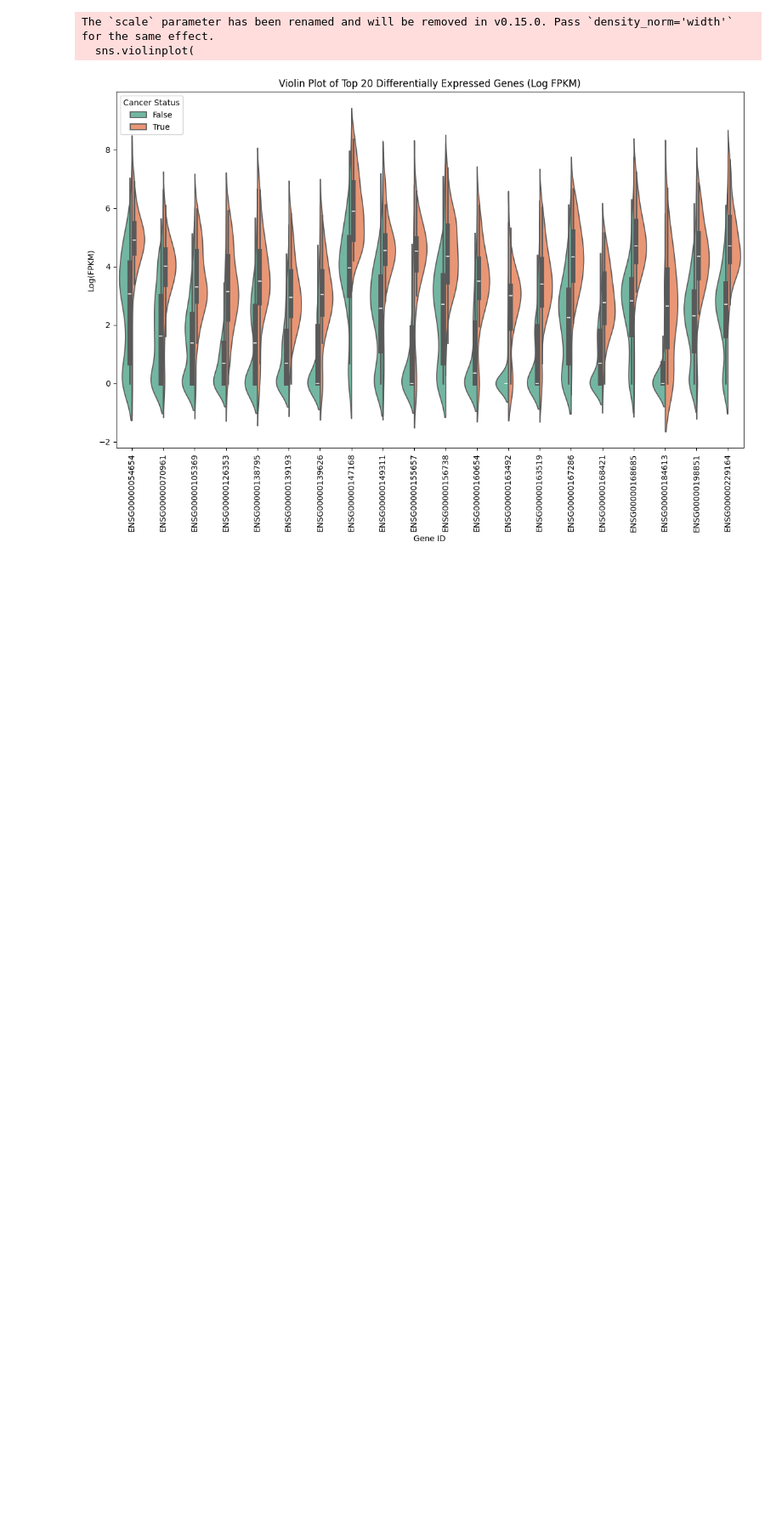
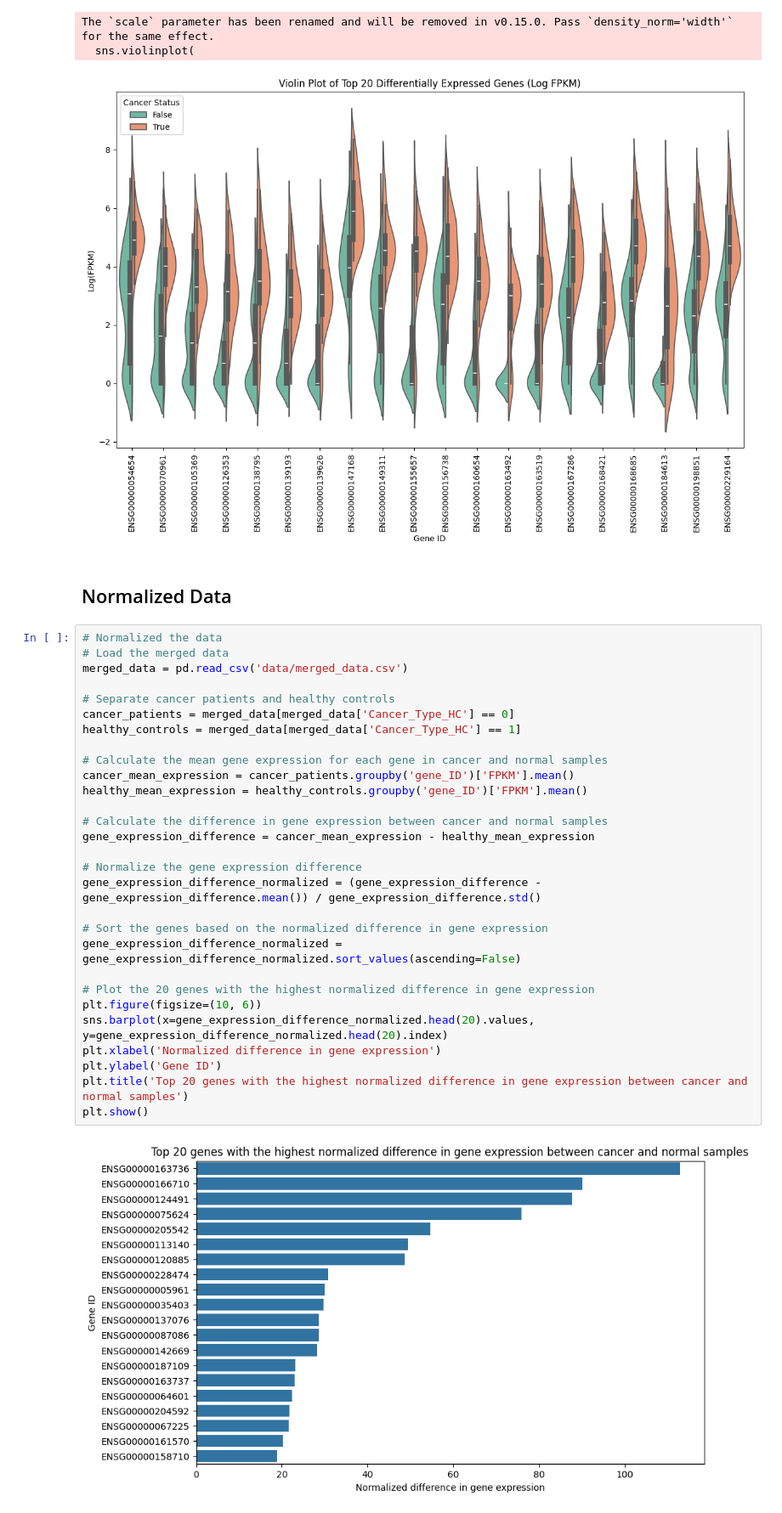
Before and after one commit to Swatkats13/CS506_Final_Project, a Jupyter notebook: data_processing.ipynb, the cells around one changed output. Shown: that part at 85% size. Drawn from its saved outputs; the diff is of its cells as text; blank space fills up the shorter version.

Commit message:
Updated plot with normalized data

```diff
--- a/data_processing.ipynb
+++ b/data_processing.ipynb
@@ -315,3 +315,36 @@ plt.show()
 The `scale` parameter has been renamed and will be removed in v0.15.0. Pass `density_norm='width'` for the same effect.
   sns.violinplot(
 [figure]
+# %% [markdown]
+## Normalized Data
+# %%
+# Normalized the data
+# Load the merged data
+merged_data = pd.read_csv('data/merged_data.csv')
+
+# Separate cancer patients and healthy controls
+cancer_patients = merged_data[merged_data['Cancer_Type_HC'] == 0]
+healthy_controls = merged_data[merged_data['Cancer_Type_HC'] == 1]
+
+# Calculate the mean gene expression for each gene in cancer and normal samples
+cancer_mean_expression = cancer_patients.groupby('gene_ID')['FPKM'].mean()
+healthy_mean_expression = healthy_controls.groupby('gene_ID')['FPKM'].mean()
+
+# Calculate the difference in gene expression between cancer and normal samples
+gene_expression_difference = cancer_mean_expression - healthy_mean_expression
+
+# Normalize the gene expression difference
+gene_expression_difference_normalized = (gene_expression_difference - gene_expression_difference.mean()) / gene_expression_difference.std()
+
+# Sort the genes based on the normalized difference in gene expression
+gene_expression_difference_normalized = gene_expression_difference_normalized.sort_values(ascending=False)
+
+# Plot the 20 genes with the highest normalized difference in gene expression
+plt.figure(figsize=(10, 6))
+sns.barplot(x=gene_expression_difference_normalized.head(20).values, y=gene_expression_difference_normalized.head(20).index)
+plt.xlabel('Normalized difference in gene expression')
+plt.ylabel('Gene ID')
+plt.title('Top 20 genes with the highest normalized difference in gene expression between cancer and normal samples')
+plt.show()
+# %% [output]
+[figure, added]
```
Also changed, not shown: parts of 1 cell of this notebook.
